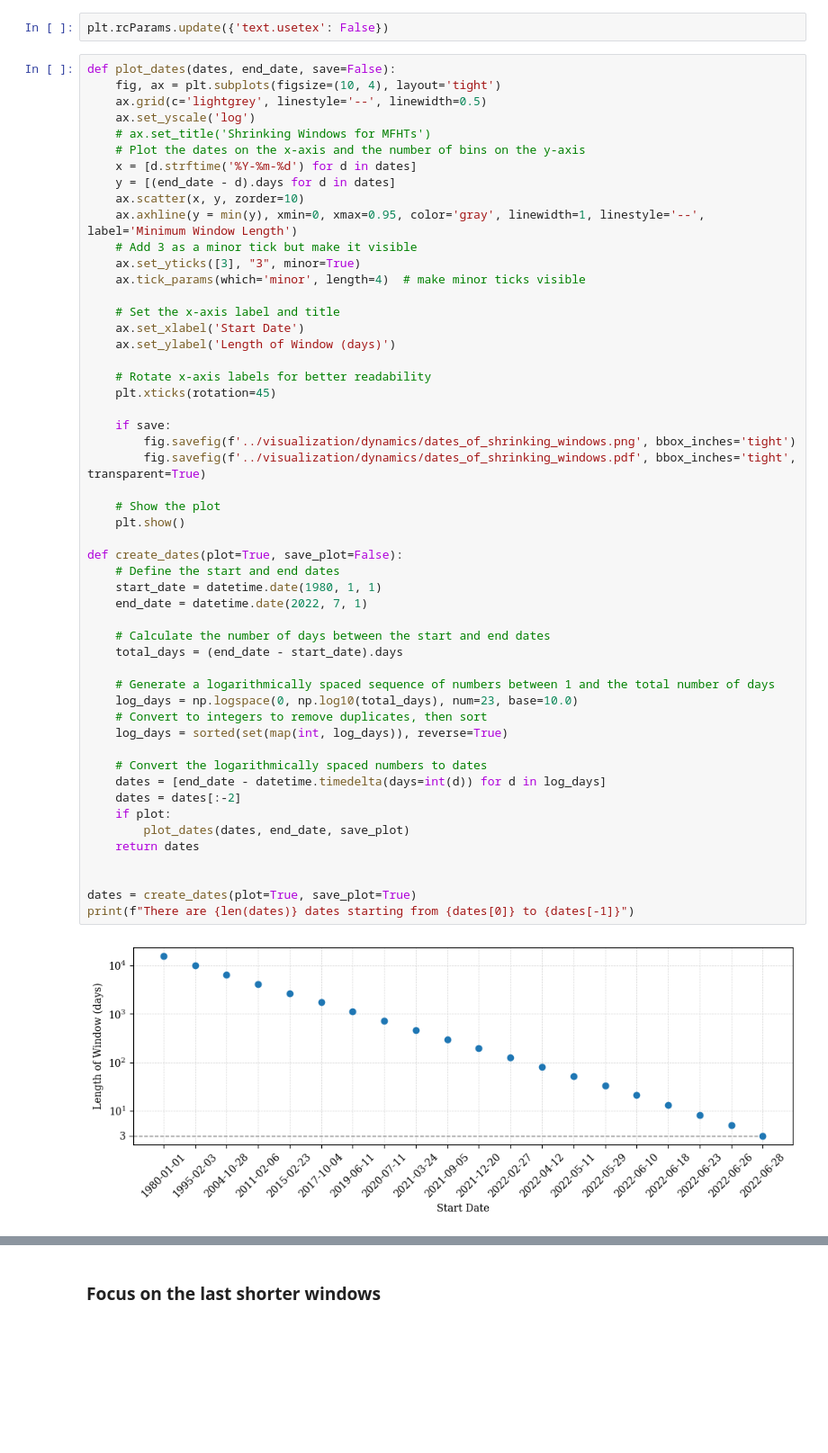
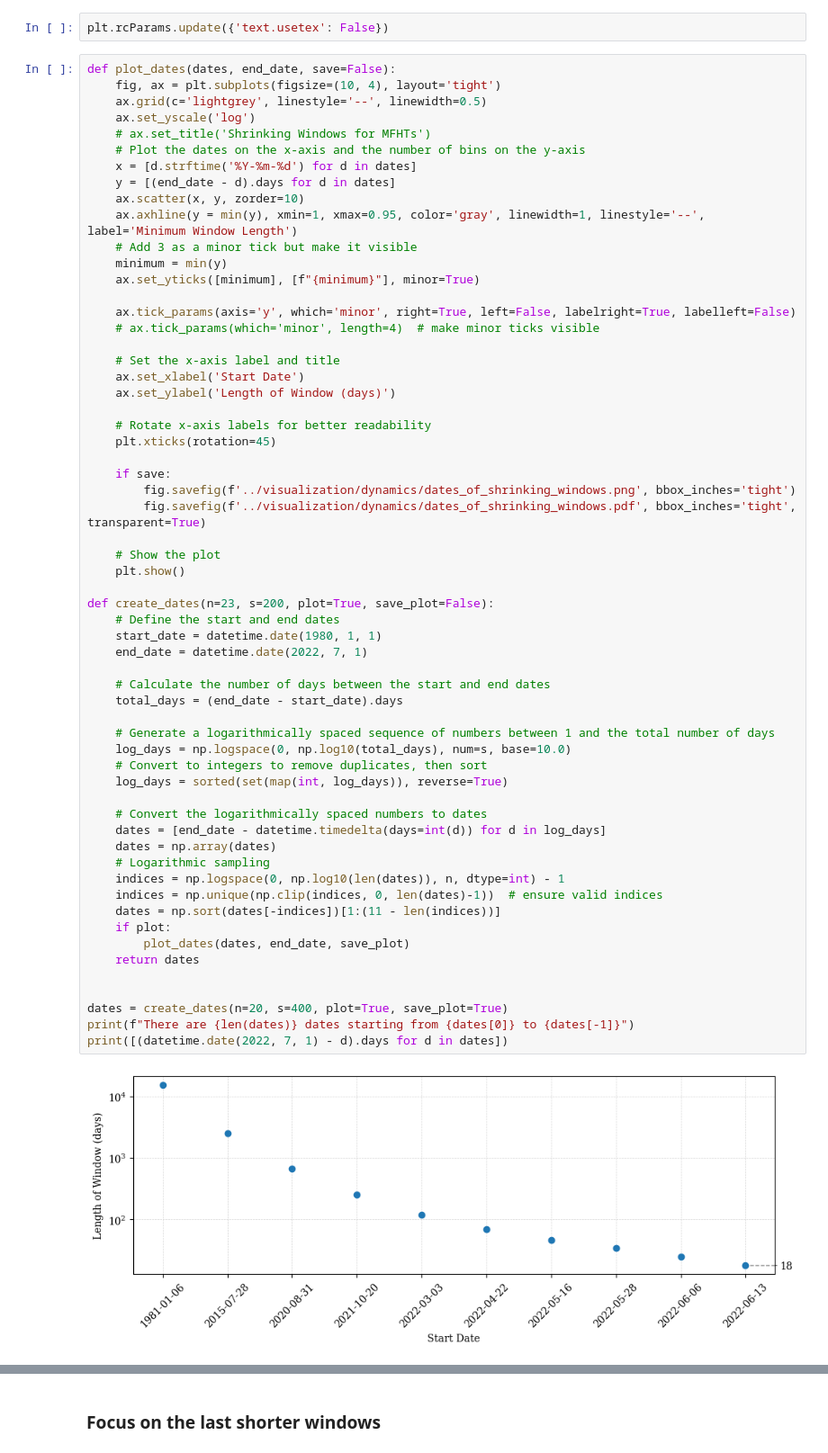
Before and after one commit to fedesss98/stabilvol, a Jupyter notebook: notebooks/12-mfht-shrinking-windows.ipynb, the cells around one changed output, grey strips where cells are left out. Shown at 90% size. Cells and saved outputs as stored; diff of their text form; blank space fills up the shorter version.

```diff
--- a/notebooks/12-mfht-shrinking-windows.ipynb
+++ b/notebooks/12-mfht-shrinking-windows.ipynb
@@ -138,10 +140,13 @@ def plot_dates(dates, end_date, save=False):
     x = [d.strftime('%Y-%m-%d') for d in dates]
     y = [(end_date - d).days for d in dates]
     ax.scatter(x, y, zorder=10)
-    ax.axhline(y = min(y), xmin=0, xmax=0.95, color='gray', linewidth=1, linestyle='--', label='Minimum Window Length')
+    ax.axhline(y = min(y), xmin=1, xmax=0.95, color='gray', linewidth=1, linestyle='--', label='Minimum Window Length')
     # Add 3 as a minor tick but make it visible
-    ax.set_yticks([3], "3", minor=True)
-    ax.tick_params(which='minor', length=4)  # make minor ticks visible
+    minimum = min(y)
+    ax.set_yticks([minimum], [f"{minimum}"], minor=True)
+
+    ax.tick_params(axis='y', which='minor', right=True, left=False, labelright=True, labelleft=False)
+    # ax.tick_params(which='minor', length=4)  # make minor ticks visible
 
     # Set the x-axis label and title
     ax.set_xlabel('Start Date')
@@ -150,35 +155,40 @@ def plot_dates(dates, end_date, save=False):
     # Rotate x-axis labels for better readability
     plt.xticks(rotation=45)
 
     if save:
         fig.savefig(f'../visualization/dynamics/dates_of_shrinking_windows.png', bbox_inches='tight')
         fig.savefig(f'../visualization/dynamics/dates_of_shrinking_windows.pdf', bbox_inches='tight', transparent=True)
 
     # Show the plot
     plt.show()
 
-def create_dates(plot=True, save_plot=False):
+def create_dates(n=23, s=200, plot=True, save_plot=False):
     # Define the start and end dates
     start_date = datetime.date(1980, 1, 1)
     end_date = datetime.date(2022, 7, 1)
 
     # Calculate the number of days between the start and end dates
     total_days = (end_date - start_date).days
 
     # Generate a logarithmically spaced sequence of numbers between 1 and the total number of days
-    log_days = np.logspace(0, np.log10(total_days), num=23, base=10.0)
+    log_days = np.logspace(0, np.log10(total_days), num=s, base=10.0)
     # Convert to integers to remove duplicates, then sort
     log_days = sorted(set(map(int, log_days)), reverse=True)
 
     # Convert the logarithmically spaced numbers to dates
     dates = [end_date - datetime.timedelta(days=int(d)) for d in log_days]
-    dates = dates[:-2]
+    dates = np.array(dates)
+    # Logarithmic sampling
+    indices = np.logspace(0, np.log10(len(dates)), n, dtype=int) - 1
+    indices = np.unique(np.clip(indices, 0, len(dates)-1))  # ensure valid indices
+    dates = np.sort(dates[-indices])[1:(11 - len(indices))]
     if plot:
         plot_dates(dates, end_date, save_plot)
     return dates
 
 
-dates = create_dates(plot=True, save_plot=True)
+dates = create_dates(n=20, s=400, plot=True, save_plot=True)
 print(f"There are {len(dates)} dates starting from {dates[0]} to {dates[-1]}")
+print([(datetime.date(2022, 7, 1) - d).days for d in dates])
 # %% [output]
-[figure, old version]
+[figure, new version]
```
Also changed, not shown: parts of 6 cells of this notebook, 4 other files.
